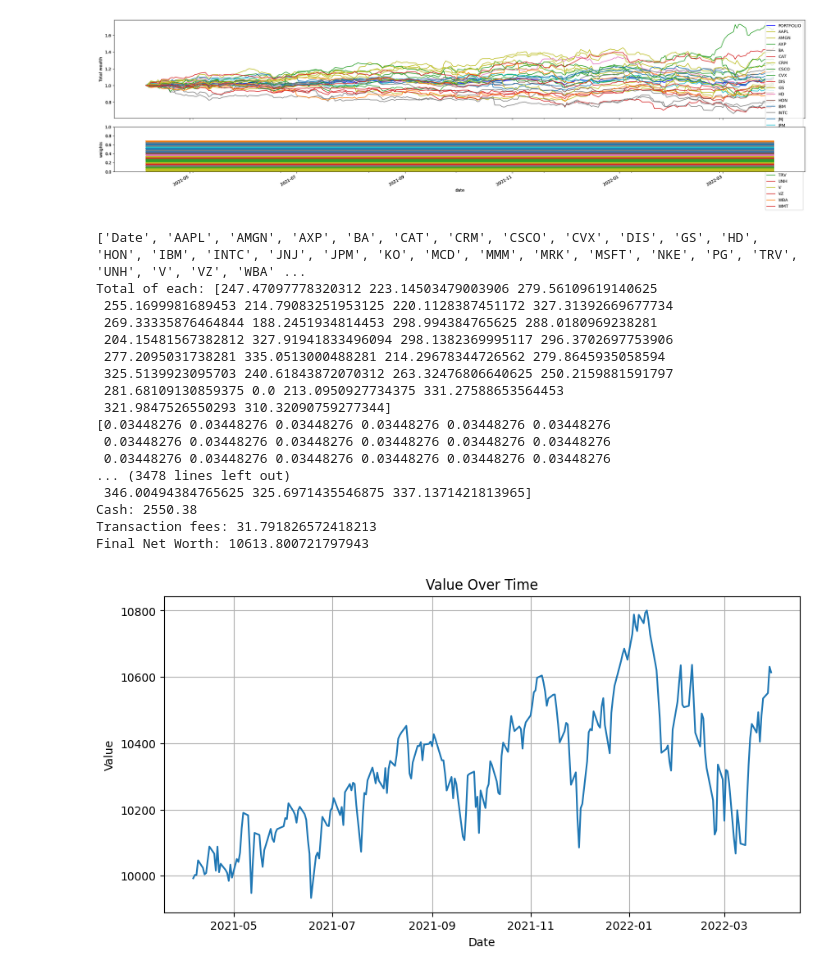
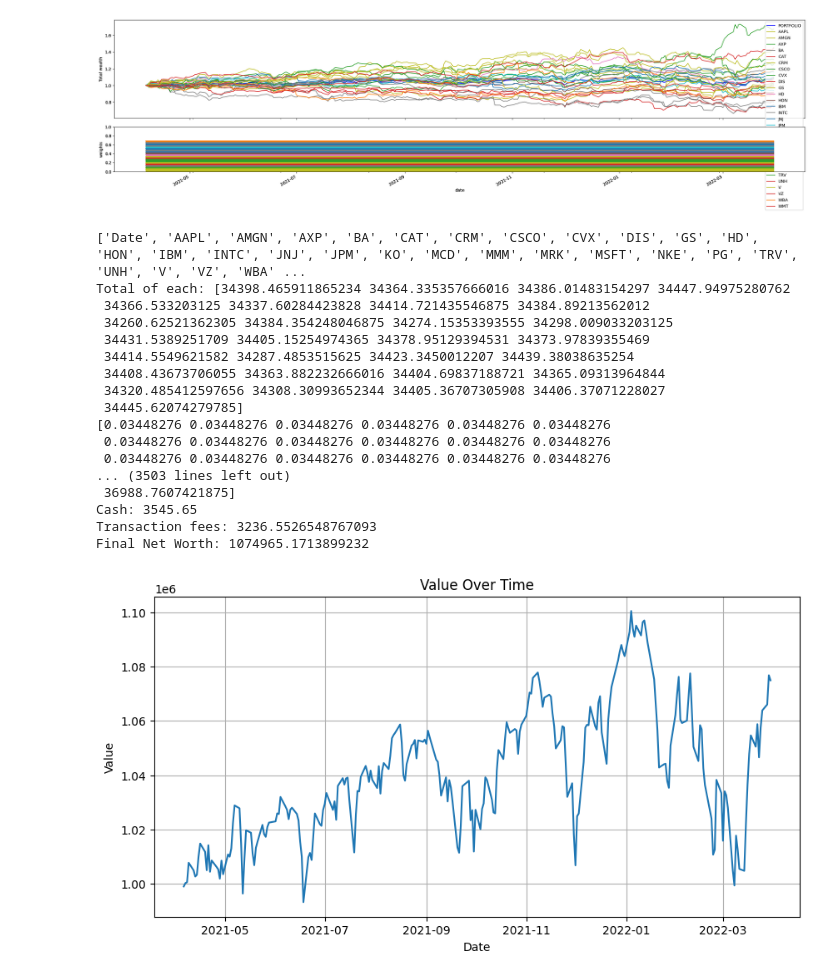
Before and after one commit to flpymonkey/Thesis, a Jupyter notebook: online_shares_crp.ipynb, the cells around one changed output. Drawn from its saved outputs; the diff is of its cells as text; code cells hidden in the pictures.

```diff
--- a/online_shares_crp.ipynb
+++ b/online_shares_crp.ipynb
@@ -209,7 +209,7 @@ transaction_cost = 0.001
 rebalance_step = 1
 
 # TODO still nto as good as a simple buy and hold
-initial_cash = 10000
+initial_cash = 1000000
 initial_shares = np.zeros(len(target_weights))
 
 net_worth=[]
@@ -217,7 +217,7 @@ transaction_fees=[]
 
 def rebalance_portfolio(cash, shares, target_weights, prices):
 
-    # Available amount for purchases off each stock, must factor in the transaction cost
+    # Available amount for purchases of each stock, must factor in the transaction cost
     current_wealth = (np.sum(prices * shares) + cash) / (1 + transaction_cost)
 
     target_values = (target_weights * current_wealth)
@@ -273,47 +273,47 @@ for idx, row in X.iterrows():
     print(target_weights)
 
 
     asset_wealth = np.sum(portfolio_shares * price_per_share)
     print(asset_wealth)
 
     net_worth.append(asset_wealth + portfolio_cash)
 
 print("\nFinal Portfolio:")
 print(f"Shares: {portfolio_shares}")
 print(f"Total of each: {portfolio_shares * price_per_share}")
 print(f"Cash: {portfolio_cash:.2f}")
 print(f"Transaction fees: {np.sum(np.array(transaction_fees))}")
 
 
 print(f"Final Net Worth: {net_worth[-1]}")
 
 # Plotting the data
 plt.figure(figsize=(10, 5))
 plt.plot(X['Date'], net_worth)
 plt.title('Value Over Time')
 plt.xlabel('Date')
 plt.ylabel('Value')
 plt.grid(True)
 plt.show()
 # %% [output]
 ['Date', 'AAPL', 'AMGN', 'AXP', 'BA', 'CAT', 'CRM', 'CSCO', 'CVX', 'DIS', 'GS', 'HD', 'HON', 'IBM', 'INTC', 'JNJ', 'JPM', 'KO', 'MCD', 'MMM', 'MRK', 'MSFT', 'NKE', 'PG', 'TRV', 'UNH', 'V', 'VZ', 'WBA' ...
-Total of each: [247.47097778320312 223.14503479003906 279.56109619140625
- 255.1699981689453 214.79083251953125 220.1128387451172 327.31392669677734
- 269.33335876464844 188.2451934814453 298.994384765625 288.0180969238281
- 204.15481567382812 327.91941833496094 298.1382369995117 296.3702697753906
- 277.2095031738281 335.0513000488281 214.29678344726562 279.8645935058594
- 325.5139923095703 240.61843872070312 263.32476806640625 250.2159881591797
- 281.68109130859375 0.0 213.0950927734375 331.27588653564453
- 321.9847526550293 310.32090759277344]
+Total of each: [34398.465911865234 34364.335357666016 34386.01483154297 34447.94975280762
+ 34366.533203125 34337.60284423828 34414.721435546875 34384.89213562012
+ 34260.62521362305 34384.354248046875 34274.15353393555 34298.009033203125
+ 34431.5389251709 34405.15254974365 34378.95129394531 34373.97839355469
+ 34414.5549621582 34287.4853515625 34423.3450012207 34439.38038635254
+ 34408.43673706055 34363.882232666016 34404.69837188721 34365.09313964844
+ 34320.485412597656 34308.30993652344 34405.36707305908 34406.37071228027
+ 34445.62074279785]
 [0.03448276 0.03448276 0.03448276 0.03448276 0.03448276 0.03448276
  0.03448276 0.03448276 0.03448276 0.03448276 0.03448276 0.03448276
  0.03448276 0.03448276 0.03448276 0.03448276 0.03448276 0.03448276
-... (3478 lines left out)
- 346.00494384765625 325.6971435546875 337.1371421813965]
-Cash: 2550.38
-Transaction fees: 31.791826572418213
-Final Net Worth: 10613.800721797943
+... (3503 lines left out)
+ 36988.7607421875]
+Cash: 3545.65
+Transaction fees: 3236.5526548767093
+Final Net Worth: 1074965.1713899232
-[figure, old version]
+[figure, new version]
 # %%
 #####################################################
 # BCRP - Run it many times and find the best random weights
```
Also changed, not shown: parts of 3 cells of this notebook, 1 other file.
